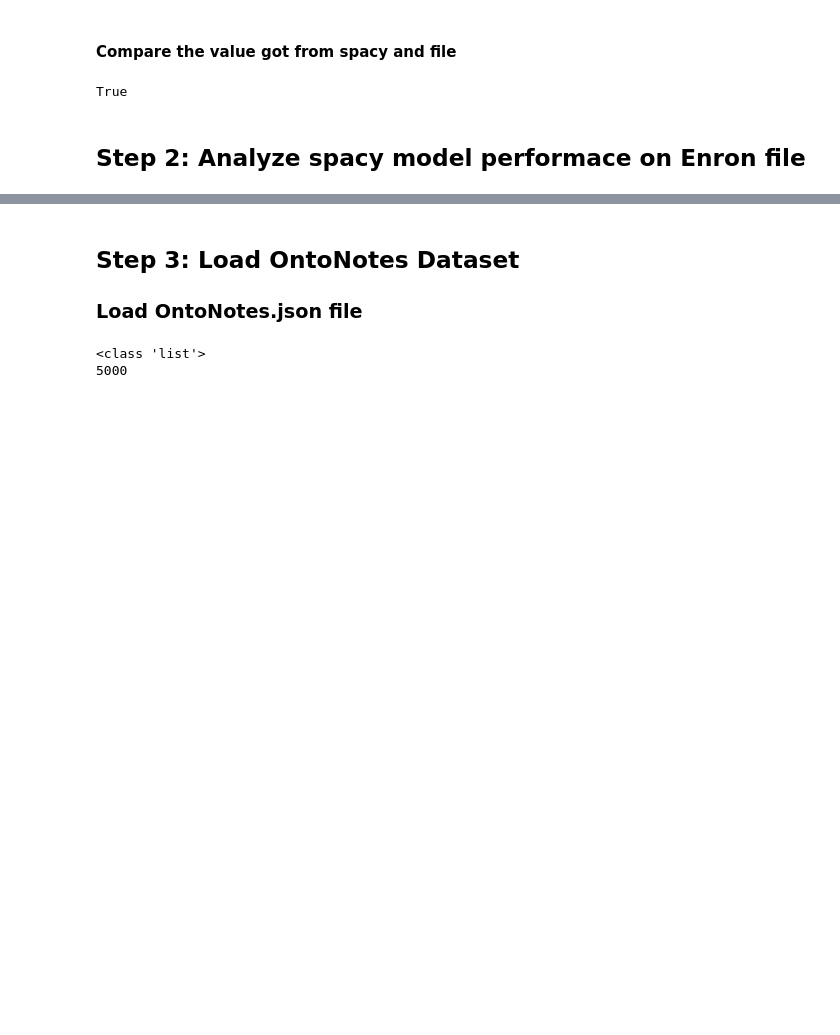
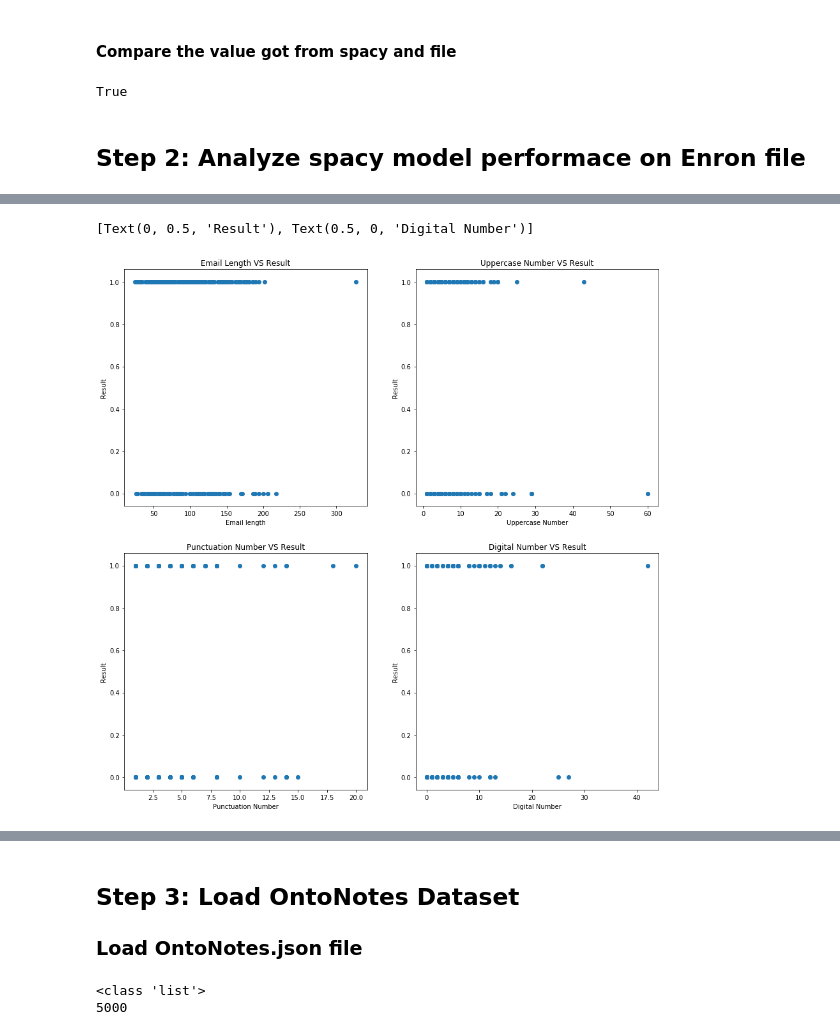
Before and after one commit to MichelleNing/Test_task_spacy, a Jupyter notebook: Test_Task_MichelleNing.ipynb, the cells around one changed output, grey strips where cells are left out. Cells and saved outputs as stored; diff of their text form; code cells hidden in the pictures; blank space fills up the shorter version.

Commit message:
Modified few functions and add email feature, name word analysis

```diff
--- a/Test_Task_MichelleNing.ipynb
+++ b/Test_Task_MichelleNing.ipynb
@@ -253,0 +291,35 @@ When only consider correct results, then:
+# %%
+import matplotlib.pyplot as plt
+"""
+length_list
+uppercase_num_list
+punctuation_num_list
+digital_num_list
+result_list
+"""
+
+x1 = length_list
+x2 = uppercase_num_list
+x3 = punctuation_num_list
+x4 = digital_num_list
+y = result_list
+
+fig, axs = plt.subplots(2, 2, figsize=(15,15))
+axs[0,0].scatter(x1, y, marker='o')
+axs[0,0].set_title('Email Length VS Result')
+axs[0,0].set(xlabel='Email length', ylabel='Result')
+
+axs[0,1].scatter(x2, y, marker='o')
+axs[0,1].set_title('Uppercase Number VS Result')
+axs[0,1].set(xlabel='Uppercase Number', ylabel='Result')
+
+axs[1,0].scatter(x3, y, marker='o')
+axs[1,0].set_title('Punctuation Number VS Result')
+axs[1,0].set(xlabel='Punctuation Number', ylabel='Result')
+
+axs[1,1].scatter(x4, y, marker='o')
+axs[1,1].set_title('Digital Number VS Result')
+axs[1,1].set(xlabel='Digital Number', ylabel='Result')
+# %% [output]
+[Text(0, 0.5, 'Result'), Text(0.5, 0, 'Digital Number')]
+[figure, added]
```
Also changed, not shown: parts of 19 cells of this notebook.
